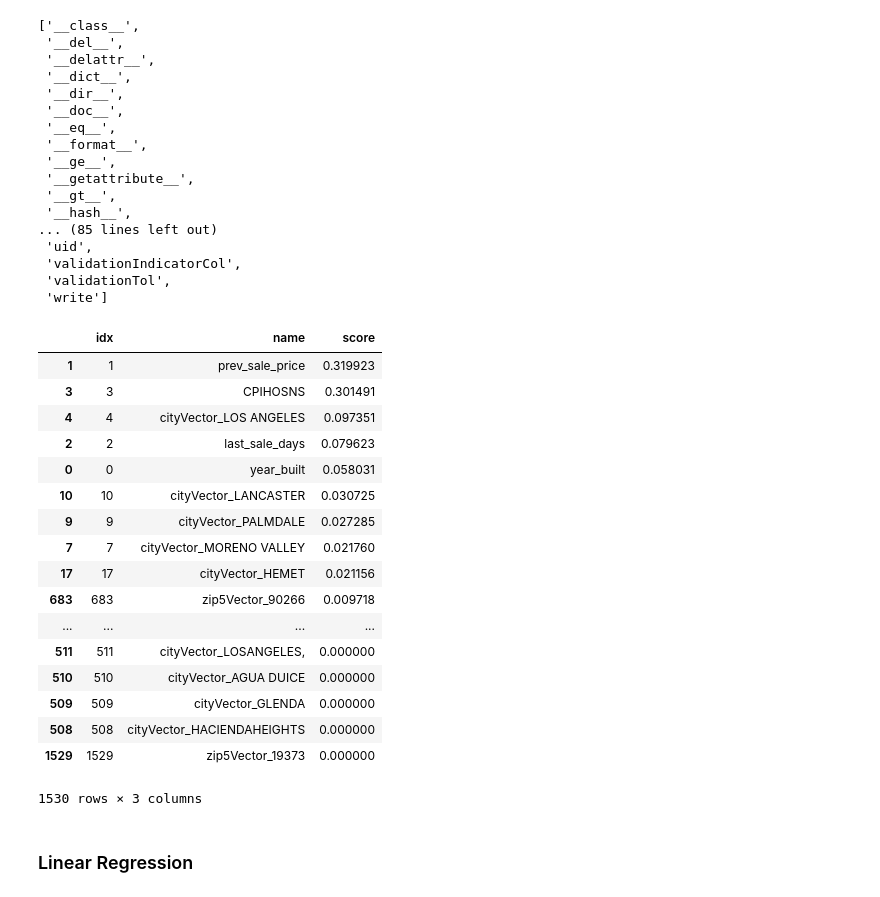
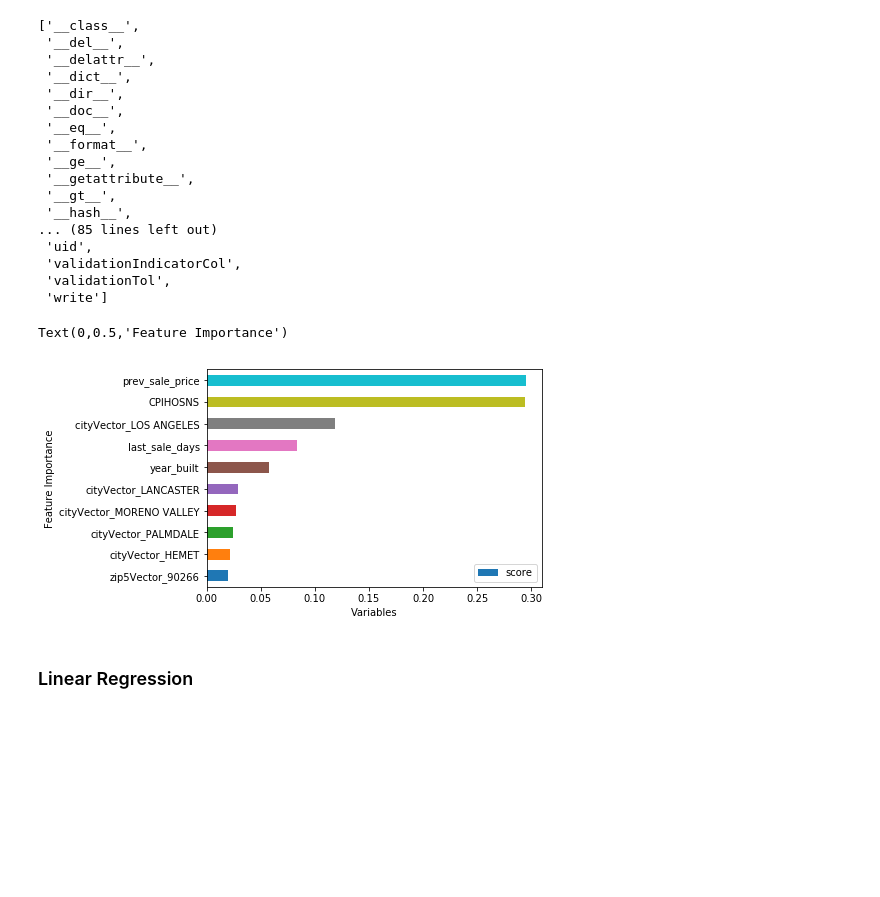
Before and after one commit to abhiniti-uchi/bigdata-winter22, a Jupyter notebook: Code Snippets/03-Modeling-new-w_one_hot.ipynb, the cells around one changed output. Drawn from its saved outputs; the diff is of its cells as text; code cells hidden in the pictures; blank space fills up the shorter version.

```diff
--- a/Code Snippets/03-Modeling-new-w_one_hot.ipynb
+++ b/Code Snippets/03-Modeling-new-w_one_hot.ipynb
@@ -62,6 +62,13 @@ root
  |-- zip5Vector: vector (nullable = true)
 # %% [markdown]
 ### Modeling
+# %%
+## create flag var
+df = df.withColumn(
+    'price_flag',
+    F.when(F.col("sale_price") > F.col("prev_sale_price"), 1)\
+    .otherwise(0)
+)
 # %%
 from pyspark.ml.feature import VectorAssembler
 # %%
@@ -92,14 +99,16 @@ root
  |-- zip5Vector: vector (nullable = true)
  |-- last_sale_days: integer (nullable = true)
 # %%
-# predictors = ['year_built', 'prev_sale_price', 'last_sale_days', 'CPIHOSNS', 'cityVector', 'stateVector', 'zip5Vector']
+predictors = ['year_built', 'prev_sale_price', 'last_sale_days', 'CPIHOSNS', 'cityVector', 'stateVector', 'zip5Vector']
 # lin_reg_df = lin_reg_df.select(predictors).printSchema()
 # lin_reg_df.select(predictors).show(1,vertical=True)
 # %%
-predictors = ['year_built', 'prev_sale_price', 'last_sale_days', 'CPIHOSNS']
+# price_flag, sale_price
+y_var = 'sale_price'
+# predictors = ['year_built', 'prev_sale_price', 'last_sale_days', 'CPIHOSNS']
 vectorAssembler = VectorAssembler(inputCols = predictors, outputCol = 'features')
 vinput_data = vectorAssembler.transform(lin_reg_df)
-vinput_data = vinput_data.select(['features', 'sale_price'])
+vinput_data = vinput_data.select(['features', y_var])
 vinput_data.show(1)
 # %% [output]
 +--------------------+----------+
@@ -194,26 +217,15 @@ def ExtractFeatureImp(featureImp, dataset, featuresCol):
     varlist['score'] = varlist['idx'].apply(lambda x: featureImp[x])
     return(varlist.sort_values('score', ascending = False))
 # %%
-ExtractFeatureImp(gbt_model.featureImportances, train_df, "features")
+feature_imp = ExtractFeatureImp(gbt_model.featureImportances, train_df, "features")
-# %% [output]
-|  | idx | name | score |
-| 1 | 1 | prev_sale_price | 0.319923 |
-| 3 | 3 | CPIHOSNS | 0.301491 |
-| 4 | 4 | cityVector_LOS ANGELES | 0.097351 |
-| 2 | 2 | last_sale_days | 0.079623 |
-| 0 | 0 | year_built | 0.058031 |
-| 10 | 10 | cityVector_LANCASTER | 0.030725 |
-| 9 | 9 | cityVector_PALMDALE | 0.027285 |
-| 7 | 7 | cityVector_MORENO VALLEY | 0.021760 |
-| 17 | 17 | cityVector_HEMET | 0.021156 |
-| 683 | 683 | zip5Vector_90266 | 0.009718 |
-| ... | ... | ... | ... |
-| 511 | 511 | cityVector_LOSANGELES, | 0.000000 |
-| 510 | 510 | cityVector_AGUA DUICE | 0.000000 |
-| 509 | 509 | cityVector_GLENDA | 0.000000 |
-| 508 | 508 | cityVector_HACIENDAHEIGHTS | 0.000000 |
-| 1529 | 1529 | zip5Vector_19373 | 0.000000 |
-1530 rows × 3 columns
+# %%
+ax = feature_imp.sort_values(by='score', ascending=True).tail(10).plot(kind='barh', x = 'name', y = 'score')\
+
+ax.set_xlabel("Variables")
+ax.set_ylabel("Feature Importance")
+# %% [output]
+Text(0,0.5,'Feature Importance')
+[figure, added]
 # %% [markdown]
 ### Linear Regression
 # %%
```
Also changed, not shown: parts of 21 cells of this notebook.
